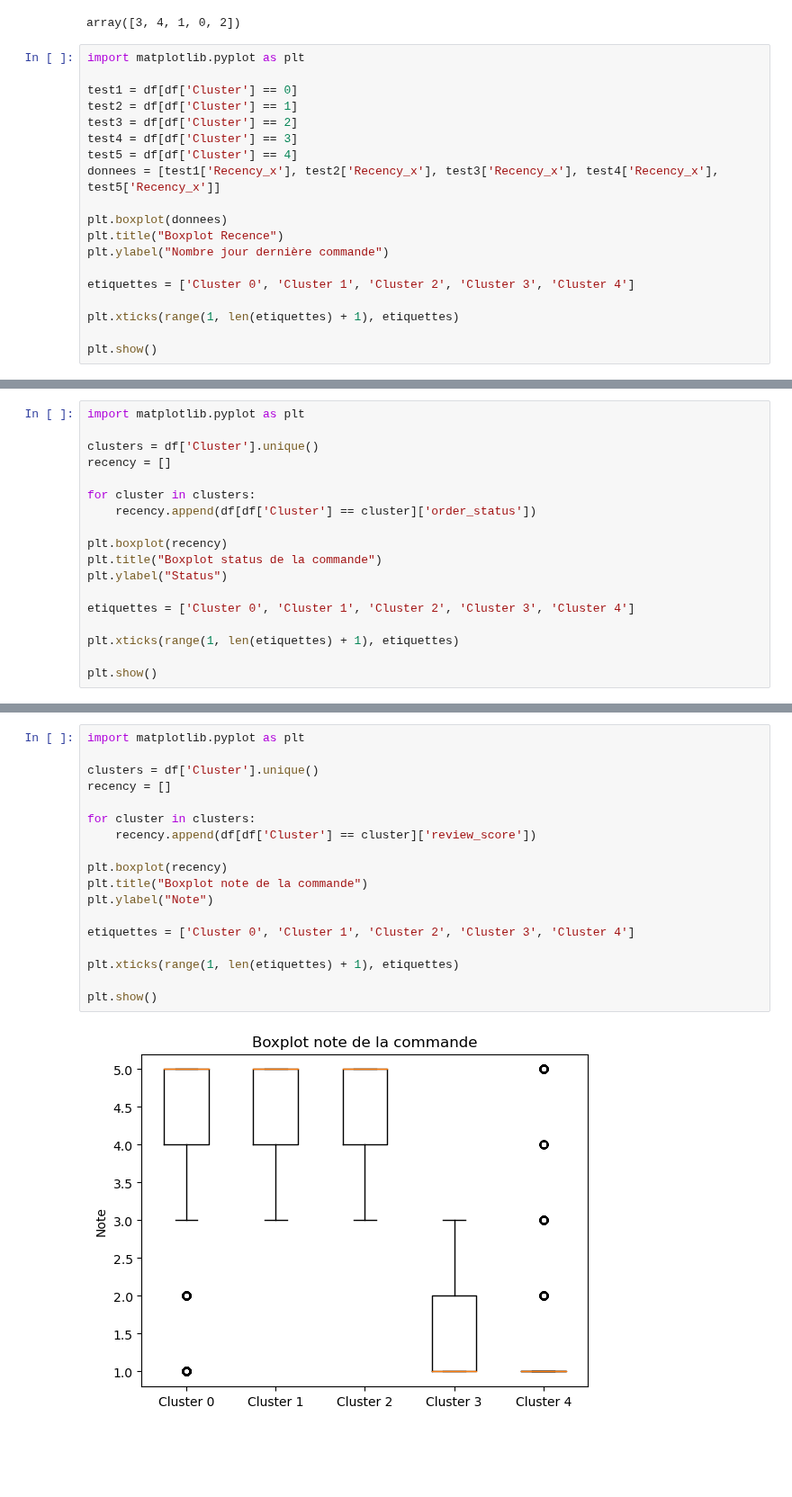
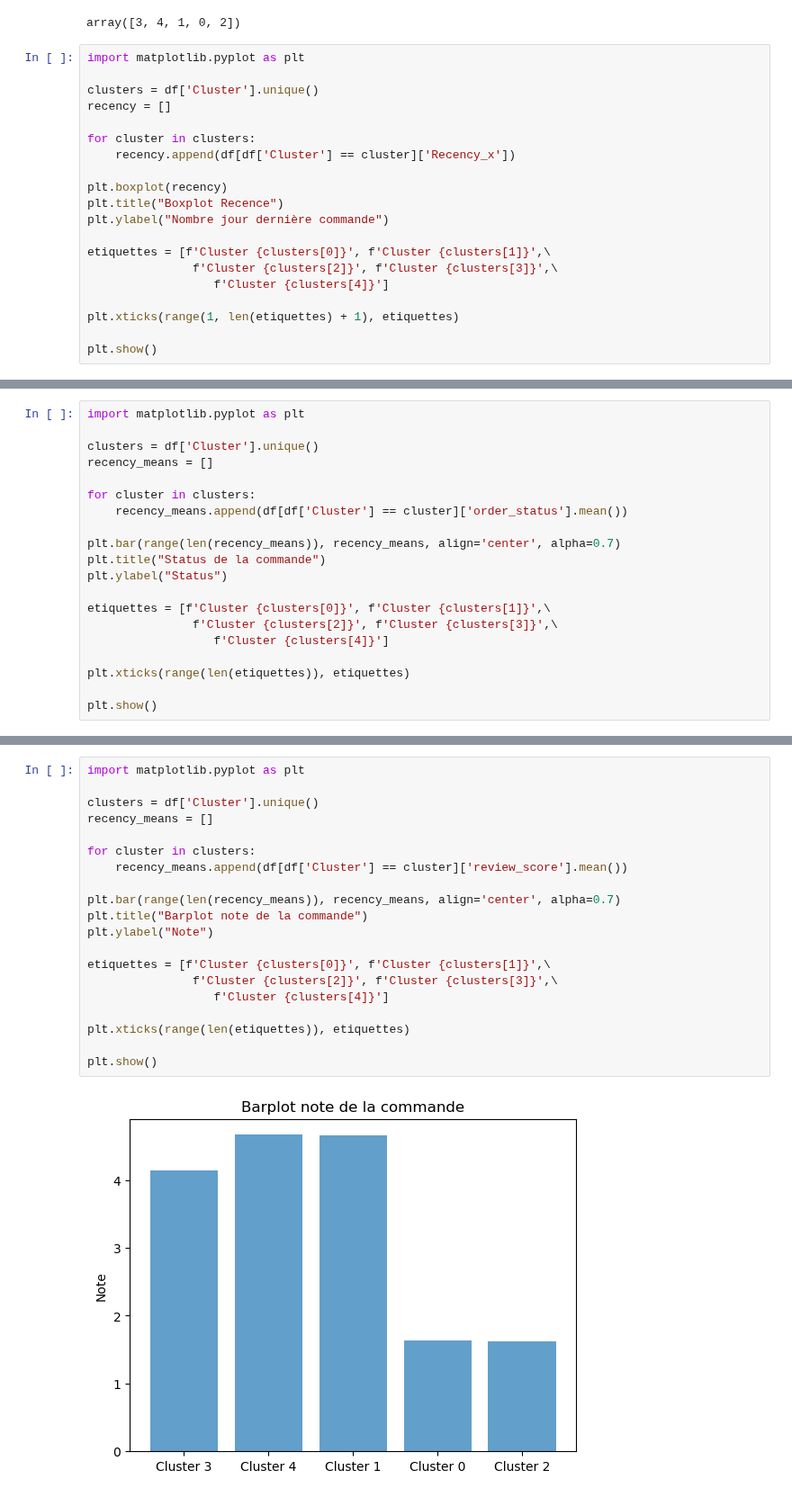
Before and after one commit to HaDock404/CustomerSegmentation, a Jupyter notebook: Notebook/7.business_analysis_kmeans_5f_bis.ipynb, the cells around one changed output, grey strips where cells are left out. Shown at 90% size. Cells and saved outputs as stored; diff of their text form; blank space fills up the shorter version.

```diff
--- a/Notebook/7.business_analysis_kmeans_5f_bis.ipynb
+++ b/Notebook/7.business_analysis_kmeans_5f_bis.ipynb
@@ -43,18 +43,19 @@ array([3, 4, 1, 0, 2])
 # %%
 import matplotlib.pyplot as plt
 
-test1 = df[df['Cluster'] == 0]
-test2 = df[df['Cluster'] == 1]
-test3 = df[df['Cluster'] == 2]
-test4 = df[df['Cluster'] == 3]
-test5 = df[df['Cluster'] == 4]
-donnees = [test1['Recency_x'], test2['Recency_x'], test3['Recency_x'], test4['Recency_x'], test5['Recency_x']]
+clusters = df['Cluster'].unique()
+recency = []
 
-plt.boxplot(donnees)
+for cluster in clusters:
+    recency.append(df[df['Cluster'] == cluster]['Recency_x'])
+
+plt.boxplot(recency)
 plt.title("Boxplot Recence")
 plt.ylabel("Nombre jour dernière commande")
 
-etiquettes = ['Cluster 0', 'Cluster 1', 'Cluster 2', 'Cluster 3', 'Cluster 4']
+etiquettes = [f'Cluster {clusters[0]}', f'Cluster {clusters[1]}',\
+               f'Cluster {clusters[2]}', f'Cluster {clusters[3]}',\
+                  f'Cluster {clusters[4]}']
 
 plt.xticks(range(1, len(etiquettes) + 1), etiquettes)
 
@@ -125,18 +132,20 @@ plt.show()
 import matplotlib.pyplot as plt
 
 clusters = df['Cluster'].unique()
-recency = []
+recency_means = []
 
 for cluster in clusters:
-    recency.append(df[df['Cluster'] == cluster]['order_status'])
+    recency_means.append(df[df['Cluster'] == cluster]['order_status'].mean())
 
-plt.boxplot(recency)
-plt.title("Boxplot status de la commande")
+plt.bar(range(len(recency_means)), recency_means, align='center', alpha=0.7)
+plt.title("Status de la commande")
 plt.ylabel("Status")
 
-etiquettes = ['Cluster 0', 'Cluster 1', 'Cluster 2', 'Cluster 3', 'Cluster 4']
+etiquettes = [f'Cluster {clusters[0]}', f'Cluster {clusters[1]}',\
+               f'Cluster {clusters[2]}', f'Cluster {clusters[3]}',\
+                  f'Cluster {clusters[4]}']
 
-plt.xticks(range(1, len(etiquettes) + 1), etiquettes)
+plt.xticks(range(len(etiquettes)), etiquettes)
 
 plt.show()
 # %% [output]
@@ -144,20 +153,22 @@ plt.show()
 # %%
 import matplotlib.pyplot as plt
 
 clusters = df['Cluster'].unique()
-recency = []
+recency_means = []
 
 for cluster in clusters:
-    recency.append(df[df['Cluster'] == cluster]['review_score'])
+    recency_means.append(df[df['Cluster'] == cluster]['review_score'].mean())
 
-plt.boxplot(recency)
-plt.title("Boxplot note de la commande")
+plt.bar(range(len(recency_means)), recency_means, align='center', alpha=0.7)
+plt.title("Barplot note de la commande")
 plt.ylabel("Note")
 
-etiquettes = ['Cluster 0', 'Cluster 1', 'Cluster 2', 'Cluster 3', 'Cluster 4']
+etiquettes = [f'Cluster {clusters[0]}', f'Cluster {clusters[1]}',\
+               f'Cluster {clusters[2]}', f'Cluster {clusters[3]}',\
+                  f'Cluster {clusters[4]}']
 
-plt.xticks(range(1, len(etiquettes) + 1), etiquettes)
+plt.xticks(range(len(etiquettes)), etiquettes)
 
 plt.show()
 # %% [output]
-[figure, old version]
+[figure, new version]
```
Also changed, not shown: parts of 8 cells of this notebook, 2 other files.
